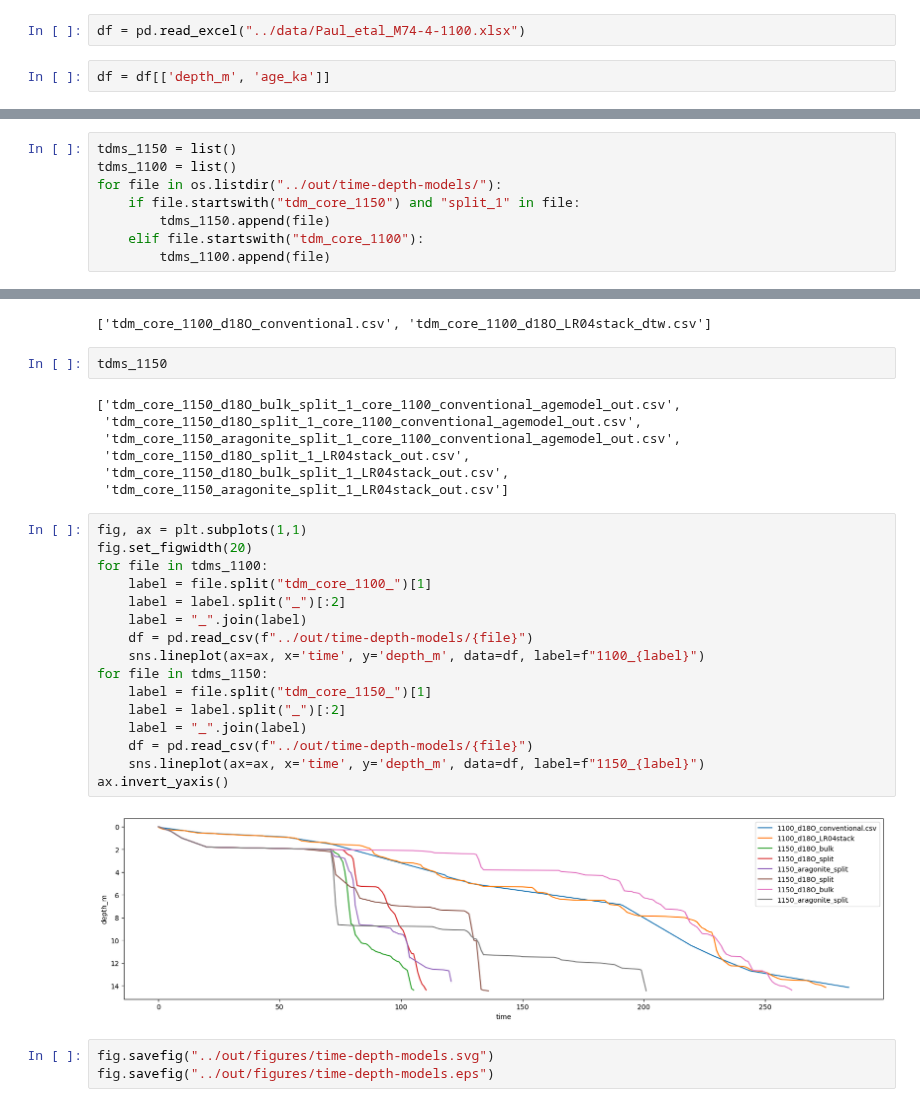
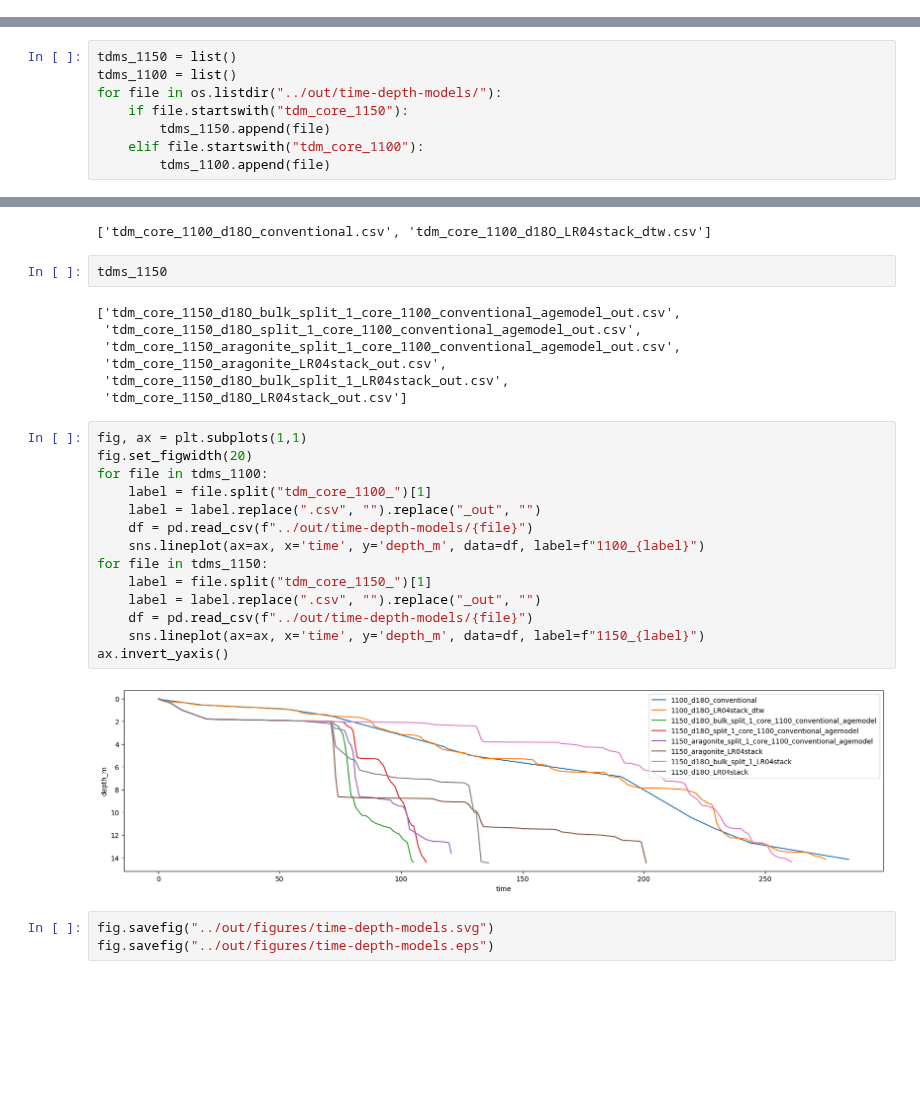
Before and after one commit to andreas-paul/dtw, a Jupyter notebook: src/01b_fig_time-depth-models.ipynb, the cells around one changed output, grey strips where cells are left out. Drawn from its saved outputs; the diff is of its cells as text; blank space fills up the shorter version.

Commit message:
More figures etc

```diff
--- a/src/01b_fig_time-depth-models.ipynb
+++ b/src/01b_fig_time-depth-models.ipynb
@@ -5,7 +5,3 @@ import numpy as np
 import seaborn as sns
 import matplotlib.pyplot as plt
 import matplotlib.ticker as ticker
-# %%
-df = pd.read_excel("../data/Paul_etal_M74-4-1100.xlsx")
-# %%
-df = df[['depth_m', 'age_ka']]
@@ -15,7 +9,7 @@ df.to_csv("../out/time-depth-models/tdm_core_1100_d18O_conventional.csv", index=
 tdms_1150 = list()
 tdms_1100 = list()
 for file in os.listdir("../out/time-depth-models/"):
-    if file.startswith("tdm_core_1150") and "split_1" in file:
+    if file.startswith("tdm_core_1150"):
         tdms_1150.append(file)
     elif file.startswith("tdm_core_1100"):
         tdms_1100.append(file)
@@ -29,27 +23,25 @@ tdms_1150
 ['tdm_core_1150_d18O_bulk_split_1_core_1100_conventional_agemodel_out.csv',
  'tdm_core_1150_d18O_split_1_core_1100_conventional_agemodel_out.csv',
  'tdm_core_1150_aragonite_split_1_core_1100_conventional_agemodel_out.csv',
- 'tdm_core_1150_d18O_split_1_LR04stack_out.csv',
+ 'tdm_core_1150_aragonite_LR04stack_out.csv',
  'tdm_core_1150_d18O_bulk_split_1_LR04stack_out.csv',
- 'tdm_core_1150_aragonite_split_1_LR04stack_out.csv']
+ 'tdm_core_1150_d18O_LR04stack_out.csv']
 # %%
 fig, ax = plt.subplots(1,1)
 fig.set_figwidth(20)
 for file in tdms_1100:
     label = file.split("tdm_core_1100_")[1]
-    label = label.split("_")[:2]
-    label = "_".join(label)
+    label = label.replace(".csv", "").replace("_out", "")
     df = pd.read_csv(f"../out/time-depth-models/{file}")
     sns.lineplot(ax=ax, x='time', y='depth_m', data=df, label=f"1100_{label}")
 for file in tdms_1150:
     label = file.split("tdm_core_1150_")[1]
-    label = label.split("_")[:2]
-    label = "_".join(label)
+    label = label.replace(".csv", "").replace("_out", "")
     df = pd.read_csv(f"../out/time-depth-models/{file}")
     sns.lineplot(ax=ax, x='time', y='depth_m', data=df, label=f"1150_{label}")
 ax.invert_yaxis()
 # %% [output]
-[figure, old version]
+[figure, new version]
 # %%
 fig.savefig("../out/figures/time-depth-models.svg")
 fig.savefig("../out/figures/time-depth-models.eps")
```
Also changed, not shown: parts of 1 cell of this notebook, 2 other files.
